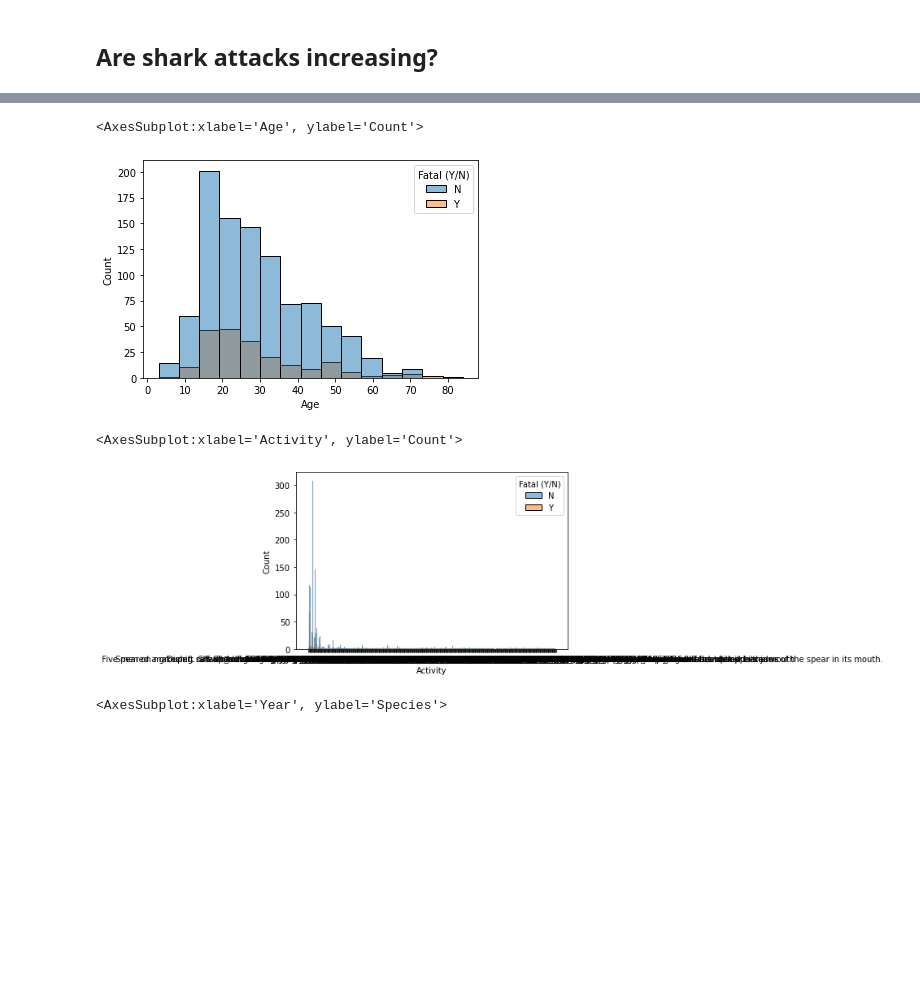
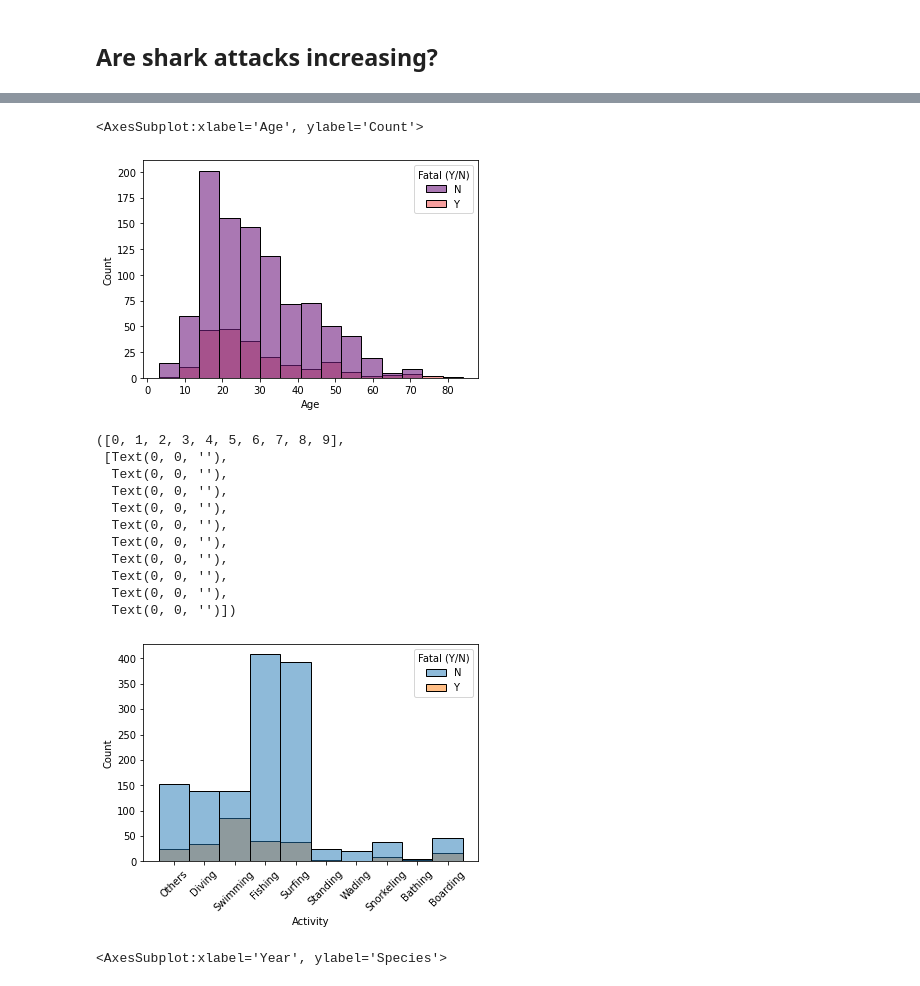
Before and after one commit to Hugocodesdude/Project_1, a Jupyter notebook: Project_1_Data_Vis.ipynb, the cells around one changed output, grey strips where cells are left out. Saved outputs shown, nothing was run; the diff lists cells and outputs as text; code cells hidden in the pictures; blank space fills up the shorter version.

```diff
--- a/Project_1_Data_Vis.ipynb
+++ b/Project_1_Data_Vis.ipynb
@@ -58,13 +74,24 @@ sns.histplot(data=new_df, x="Year", hue="Fatal (Y/N)", multiple="dodge", bins=15
 # %%
-sns.histplot(data=new_df, x="Age", hue="Fatal (Y/N)", bins=15)
+sns.histplot(data=new_df, x="Age", hue="Fatal (Y/N)", bins=15, alpha = 0.6, palette= 'magma')
 # %% [output]
 <AxesSubplot:xlabel='Age', ylabel='Count'>
-[figure, old version]
+[figure, new version]
 # %%
-sns.histplot(data=new_df, x="Activity", hue="Fatal (Y/N)", bins=15)
+sns.histplot(data=new_df, x="Activity", hue="Fatal (Y/N)", bins=10)
+plt.xticks(rotation=45)
 # %% [output]
-<AxesSubplot:xlabel='Activity', ylabel='Count'>
+([0, 1, 2, 3, 4, 5, 6, 7, 8, 9],
+ [Text(0, 0, ''),
+  Text(0, 0, ''),
+  Text(0, 0, ''),
+  Text(0, 0, ''),
+  Text(0, 0, ''),
+  Text(0, 0, ''),
+  Text(0, 0, ''),
+  Text(0, 0, ''),
+  Text(0, 0, ''),
+  Text(0, 0, '')])
-[figure, old version]
+[figure, new version]
 # %%
 sns.histplot(
     x='Year',
```
Also changed, not shown: parts of 25 cells of this notebook, 3 other files.
